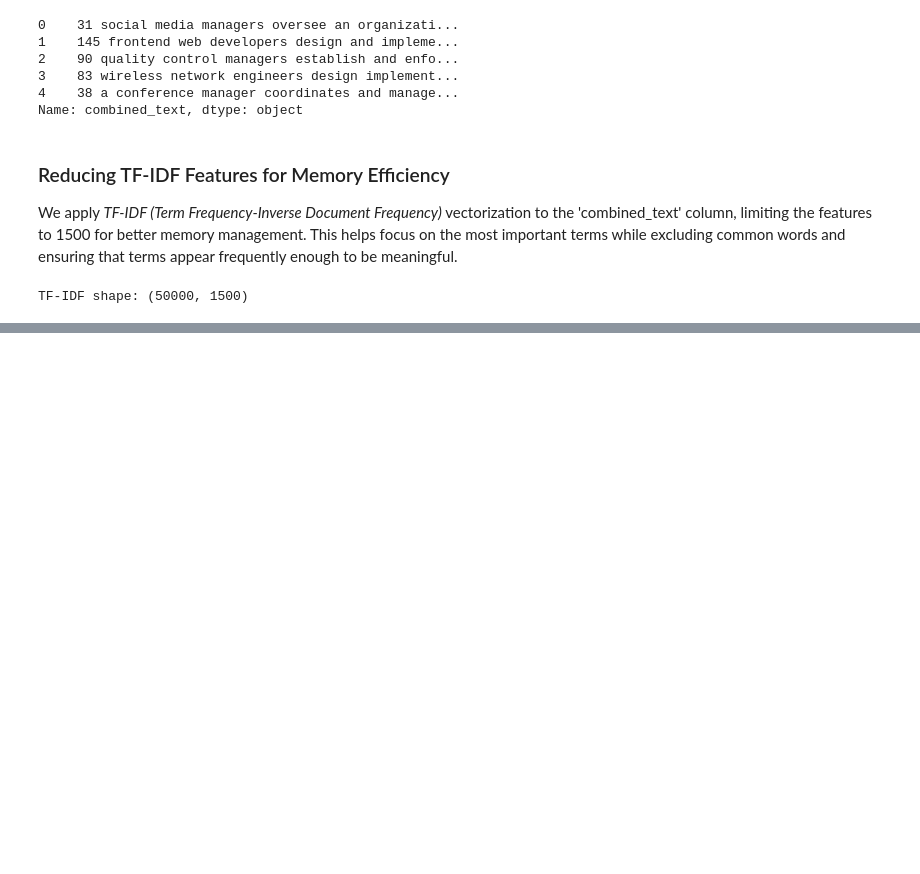
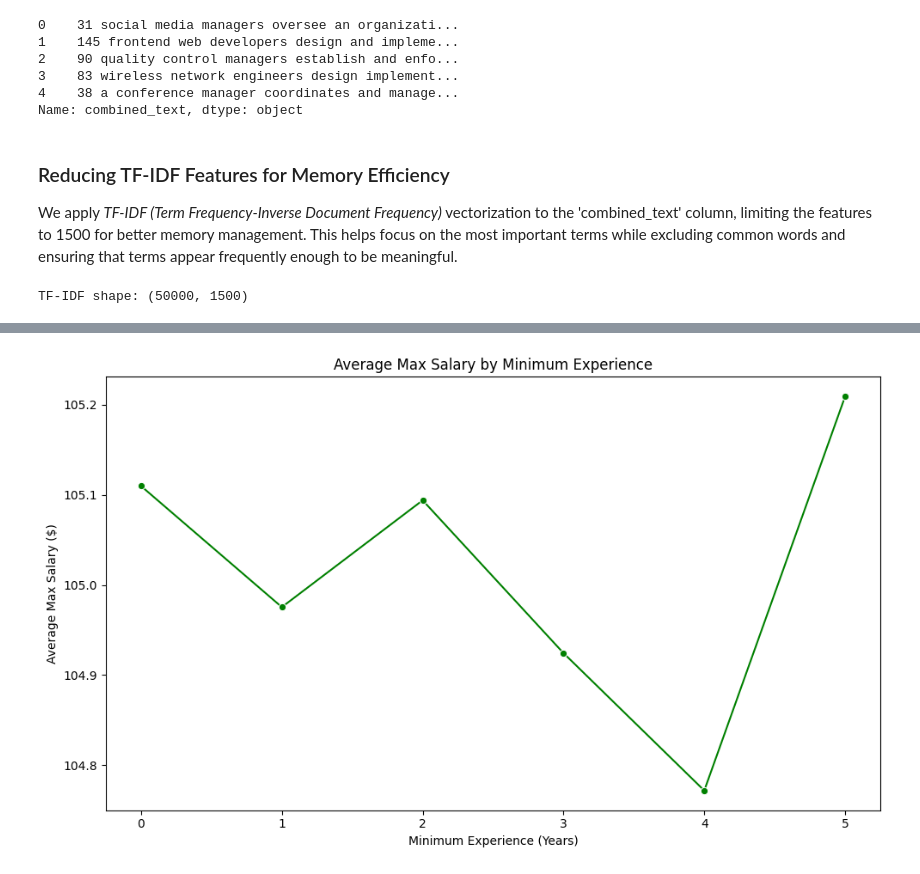
Before and after one commit to vkigen/dsc-phase4-project-group5, a Jupyter notebook: index.ipynb, the cells around one changed output, grey strips where cells are left out. Drawn from its saved outputs; the diff is of its cells as text; code cells hidden in the pictures; blank space fills up the shorter version.

```diff
--- a/index.ipynb
+++ b/index.ipynb
@@ -377,0 +396,15 @@ plt.show()
+# %%
+# Assuming that 'min_experience' and 'max_salary' columns are already available
+# Group by minimum experience and calculate the average of max_salary for each experience level
+experience_salary_comparison = df.groupby('min_experience')['max_salary'].mean()
+
+# Plotting the comparison between minimum experience and average maximum salary
+plt.figure(figsize=(10, 6))
+sns.lineplot(x=experience_salary_comparison.index, y=experience_salary_comparison.values, marker='o', color='green')
+plt.title('Average Max Salary by Minimum Experience')
+plt.xlabel('Minimum Experience (Years)')
+plt.ylabel('Average Max Salary ($)')
+plt.tight_layout()
+plt.show()
+# %% [output]
+[figure, added]
```
Also changed, not shown: parts of 12 cells of this notebook, 3 other files.
